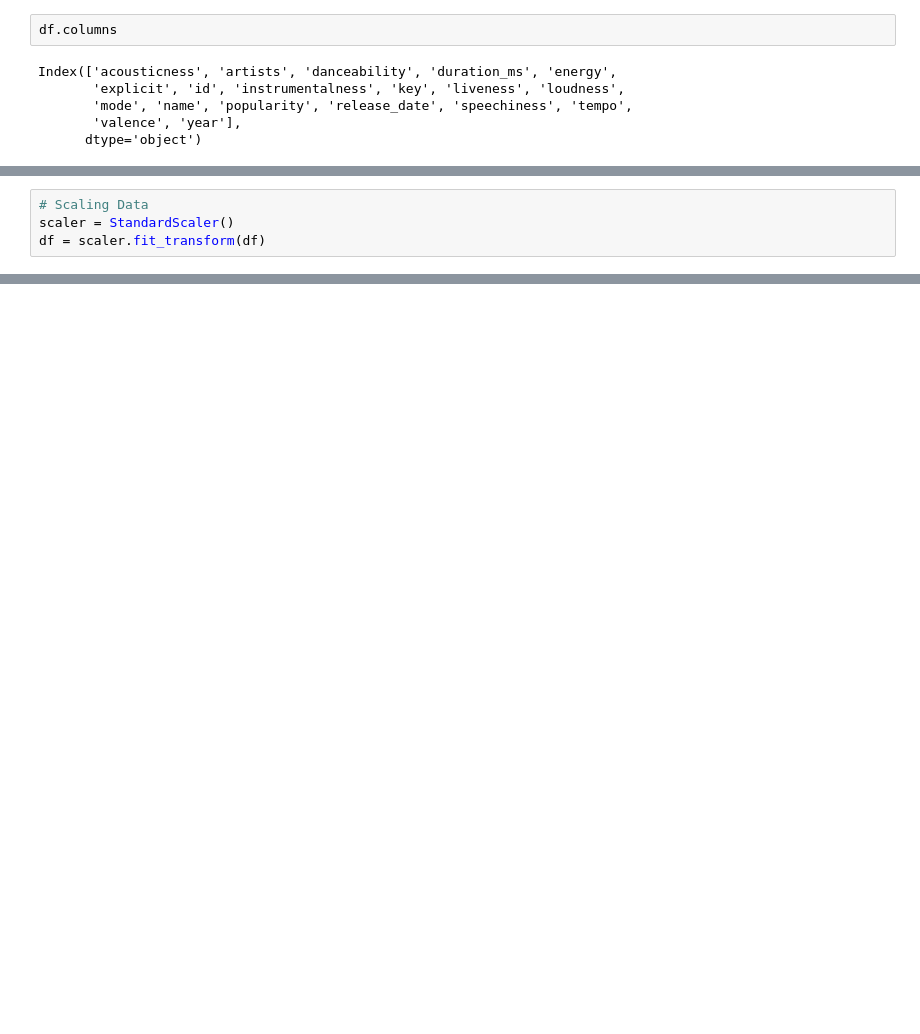
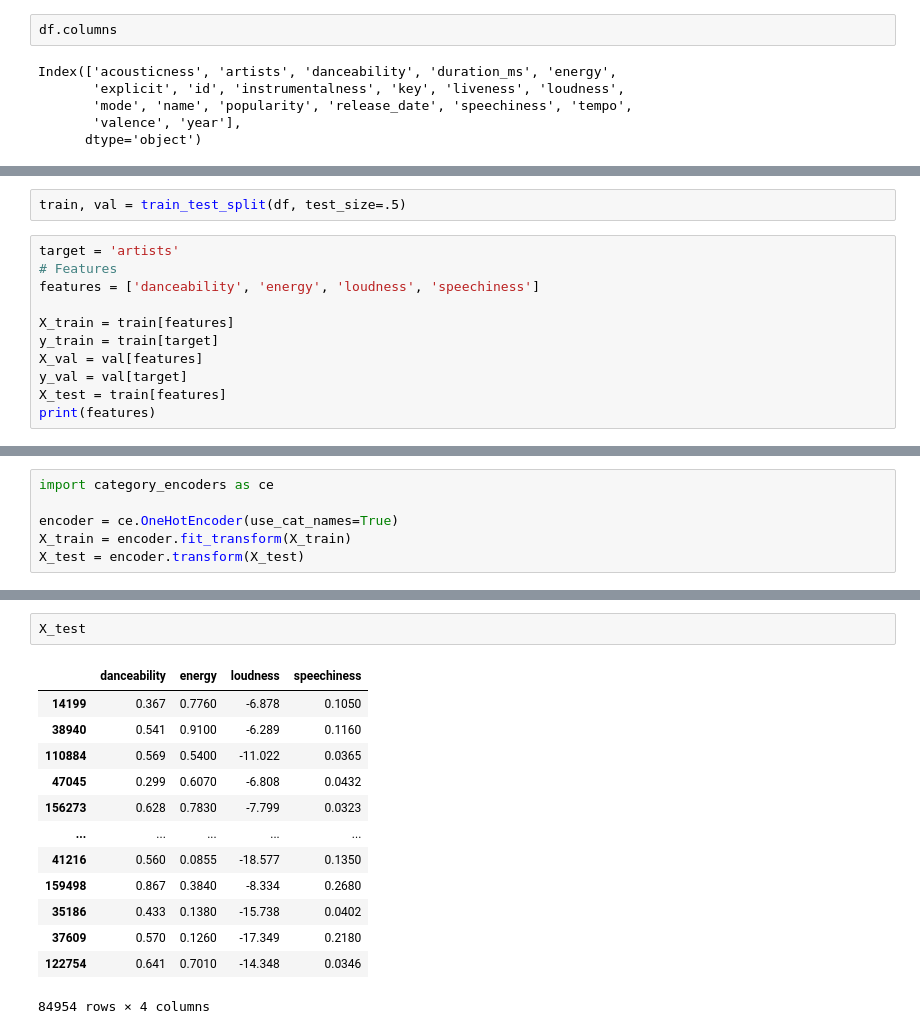
Before and after one commit to bw-spotify-song/DS, a Jupyter notebook: NeuralNetworkSpotify.ipynb, the cells around one changed output, grey strips where cells are left out. Cells and saved outputs as stored; diff of their text form; blank space fills up the shorter version.

```diff
--- a/NeuralNetworkSpotify.ipynb
+++ b/NeuralNetworkSpotify.ipynb
@@ -78,4 +44,0 @@ dictionary.head
-# %%
-# Scaling Data
-scaler = StandardScaler()
-df = scaler.fit_transform(df)
@@ -88,0 +45,13 @@ X_test.shape, y_test.shape
+# %%
+train, val = train_test_split(df, test_size=.5)
+# %%
+target = 'artists'
+# Features
+features = ['danceability', 'energy', 'loudness', 'speechiness']
+
+X_train = train[features]
+y_train = train[target]
+X_val = val[features]
+y_val = val[target]
+X_test = train[features]
+print(features)
@@ -89,3 +76,9 @@ X_test.shape, y_test.shape
+# %%
+import category_encoders as ce
+
+encoder = ce.OneHotEncoder(use_cat_names=True)
+X_train = encoder.fit_transform(X_train)
+X_test = encoder.transform(X_test)
 # %%
 X_train.shape, y_train.shape
 # %% [output]
@@ -136,0 +153,16 @@ Please provide data which shares the same first dimension.
+# %%
+X_test
+# %% [output]
+|  | danceability | energy | loudness | speechiness |
+| 14199 | 0.367 | 0.7760 | -6.878 | 0.1050 |
+| 38940 | 0.541 | 0.9100 | -6.289 | 0.1160 |
+| 110884 | 0.569 | 0.5400 | -11.022 | 0.0365 |
+| 47045 | 0.299 | 0.6070 | -6.808 | 0.0432 |
+| 156273 | 0.628 | 0.7830 | -7.799 | 0.0323 |
+| ... | ... | ... | ... | ... |
+| 41216 | 0.560 | 0.0855 | -18.577 | 0.1350 |
+| 159498 | 0.867 | 0.3840 | -8.334 | 0.2680 |
+| 35186 | 0.433 | 0.1380 | -15.738 | 0.0402 |
+| 37609 | 0.570 | 0.1260 | -17.349 | 0.2180 |
+| 122754 | 0.641 | 0.7010 | -14.348 | 0.0346 |
+84954 rows × 4 columns
```
Also changed, not shown: parts of 19 cells of this notebook.
